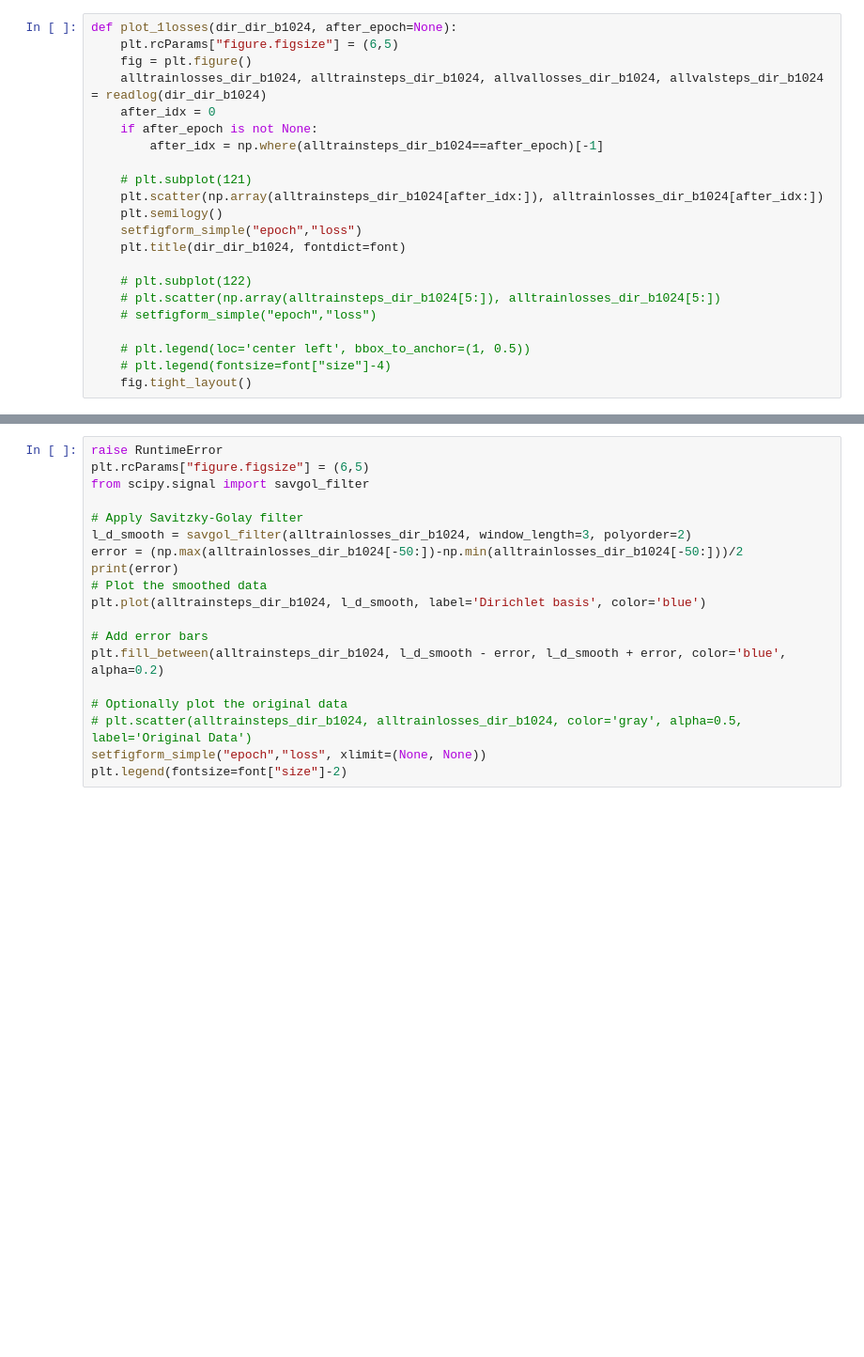
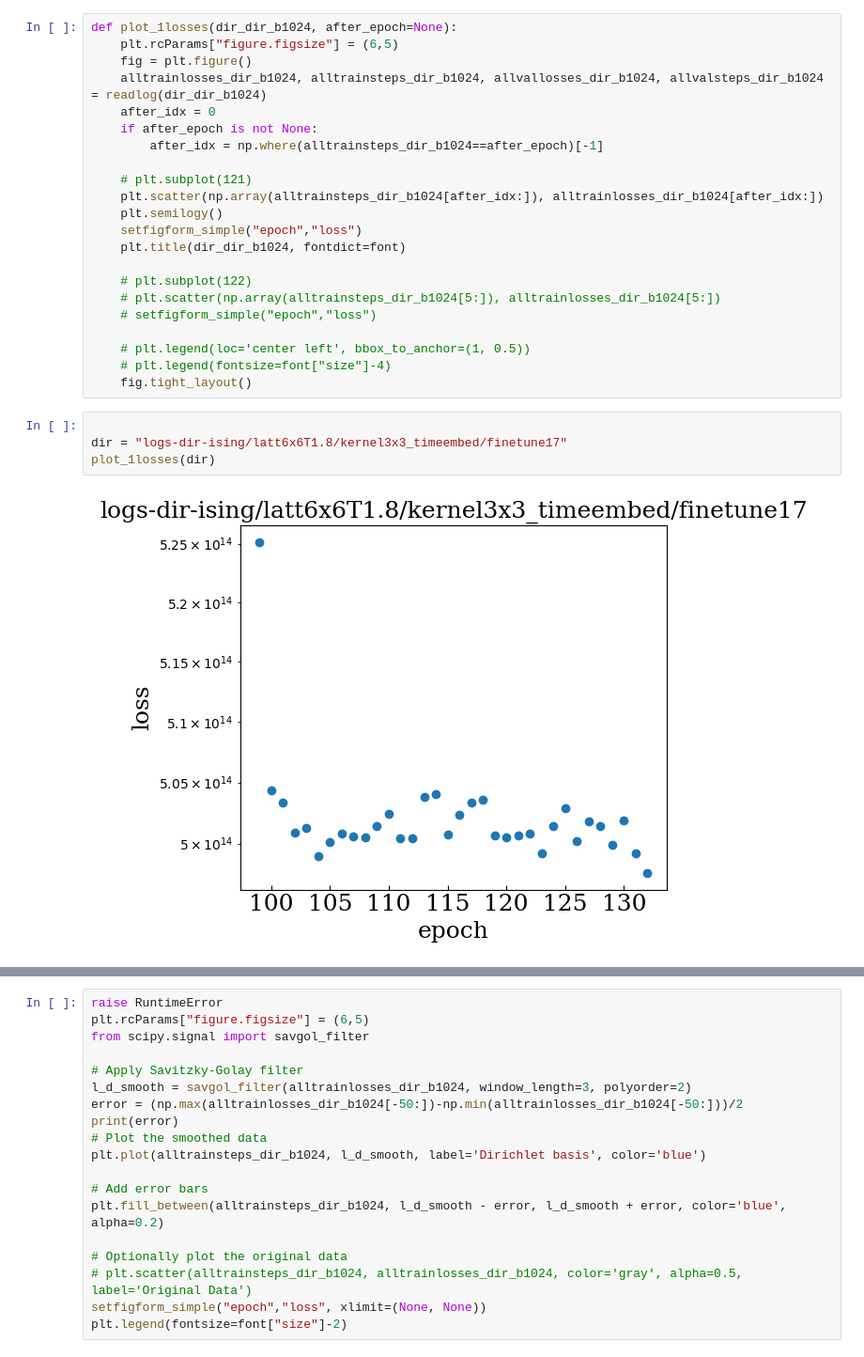
Before and after one commit to tuoping/alchemicalFES, a Jupyter notebook: analyselog-ising.ipynb, the cells around one changed output, grey strips where cells are left out. Shown at 94% size. Cells and saved outputs as stored; diff of their text form; blank space fills up the shorter version.

```diff
--- a/analyselog-ising.ipynb
+++ b/analyselog-ising.ipynb
@@ -97,5 +97,11 @@ def plot_1losses(dir_dir_b1024, after_epoch=None):
     # plt.legend(loc='center left', bbox_to_anchor=(1, 0.5))
     # plt.legend(fontsize=font["size"]-4)
     fig.tight_layout()
+# %%
+
+dir = "logs-dir-ising/latt6x6T1.8/kernel3x3_timeembed/finetune17"
+plot_1losses(dir)
+# %% [output]
+[figure, added]
 # %%
 
```
Also changed, not shown: parts of 2 cells of this notebook, 10 other files.
